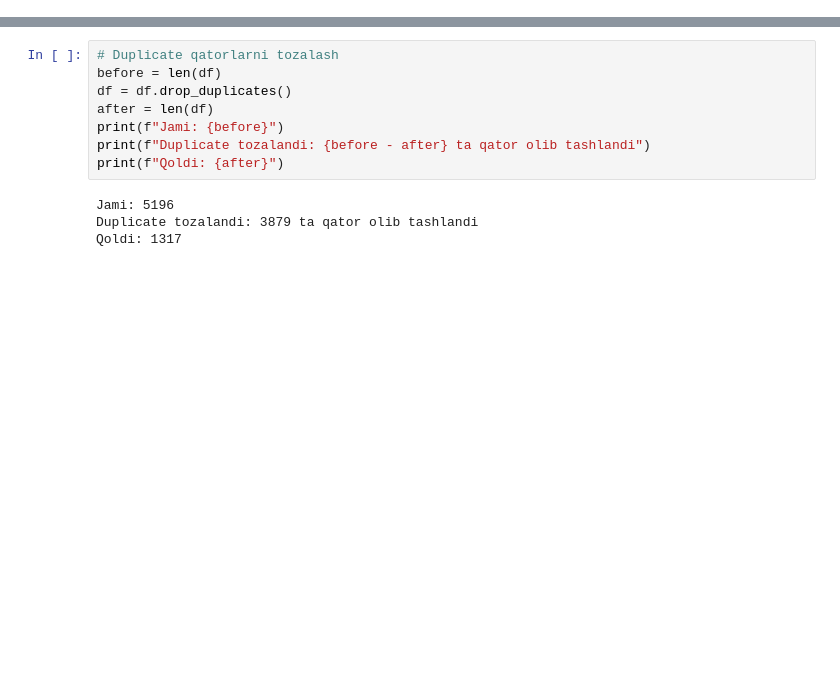
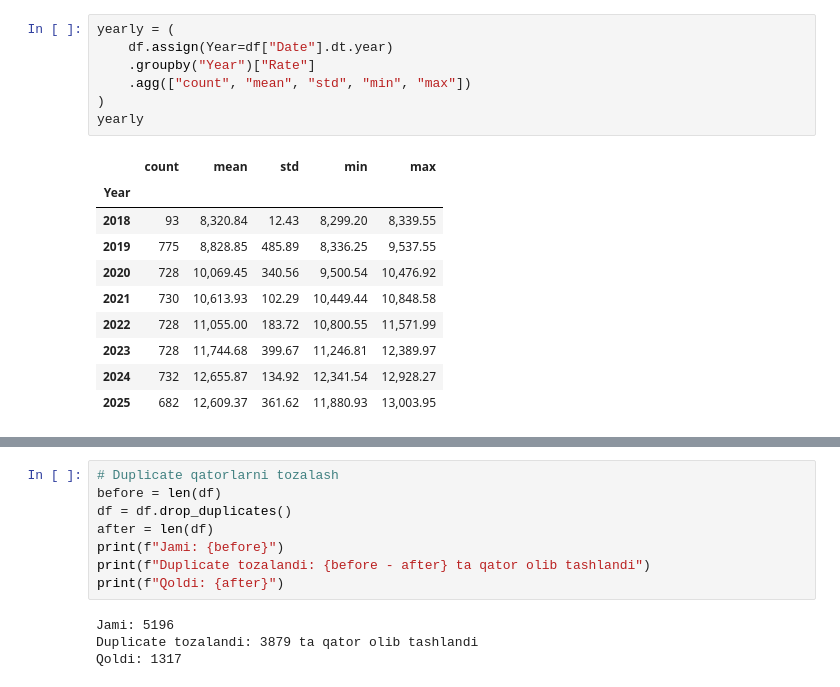
Before and after one commit to ZikrullaRaxmatov/AI_Rate_Prediction, a Jupyter notebook: preprocess_data.ipynb, the cells around one changed output, grey strips where cells are left out. Cells and saved outputs as stored; diff of their text form; blank space fills up the shorter version.

```diff
--- a/preprocess_data.ipynb
+++ b/preprocess_data.ipynb
@@ -29,0 +63,18 @@ df.head()
+# %%
+yearly = (
+    df.assign(Year=df["Date"].dt.year)
+    .groupby("Year")["Rate"]
+    .agg(["count", "mean", "std", "min", "max"])
+)
+yearly
+# %% [output]
+|  | count | mean | std | min | max |
+| Year |  |  |  |  |  |
+| 2018 | 93 | 8,320.84 | 12.43 | 8,299.20 | 8,339.55 |
+| 2019 | 775 | 8,828.85 | 485.89 | 8,336.25 | 9,537.55 |
+| 2020 | 728 | 10,069.45 | 340.56 | 9,500.54 | 10,476.92 |
+| 2021 | 730 | 10,613.93 | 102.29 | 10,449.44 | 10,848.58 |
+| 2022 | 728 | 11,055.00 | 183.72 | 10,800.55 | 11,571.99 |
+| 2023 | 728 | 11,744.68 | 399.67 | 11,246.81 | 12,389.97 |
+| 2024 | 732 | 12,655.87 | 134.92 | 12,341.54 | 12,928.27 |
+| 2025 | 682 | 12,609.37 | 361.62 | 11,880.93 | 13,003.95 |
```
Also changed, not shown: parts of 13 cells of this notebook, 2 other files.
